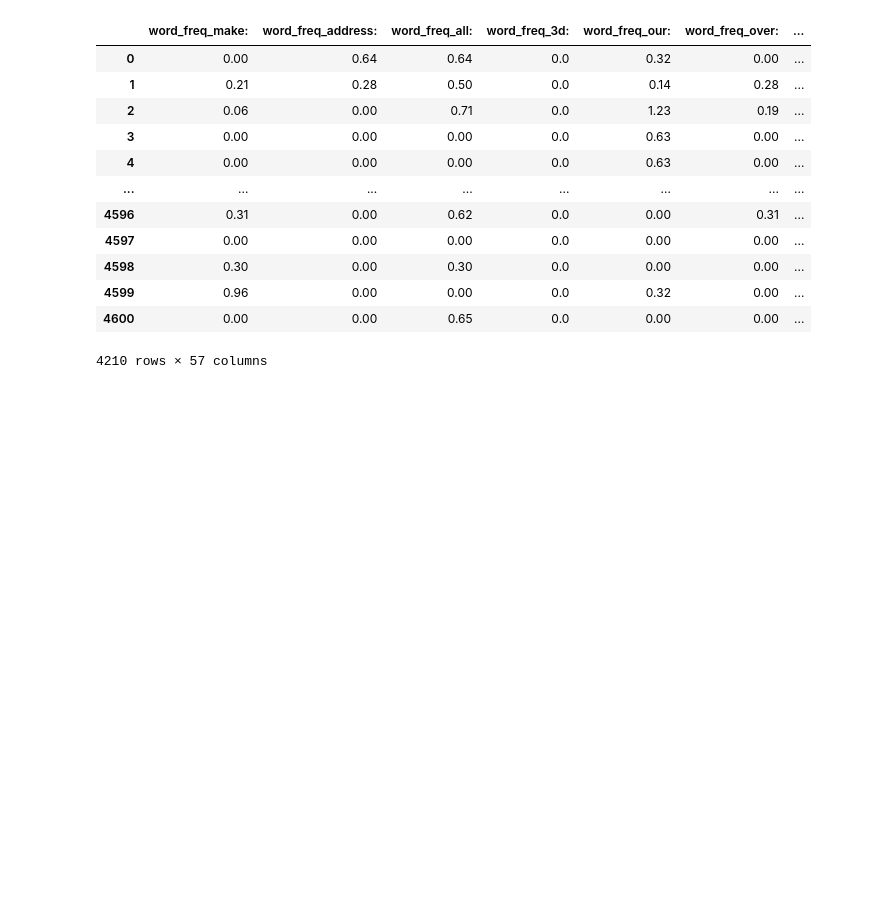
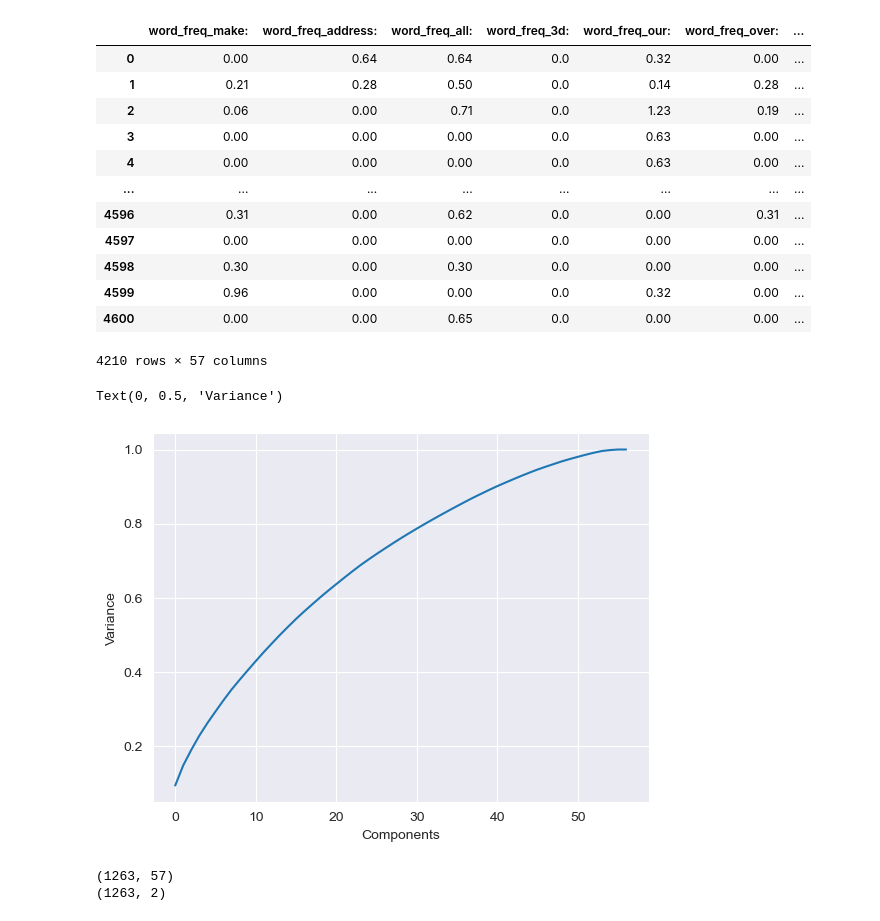
Before and after one commit to HaneekAhamed/ML-CW, a Jupyter notebook: code.ipynb, the cells around one changed output. Cells and saved outputs as stored; diff of their text form; code cells hidden in the pictures; blank space fills up the shorter version.

```diff
--- a/code.ipynb
+++ b/code.ipynb
@@ -162,9 +145,18 @@ x_trains ,x_tests, y_trains ,y_tests = train_test_split(x,y,random_state=30, tra
 from sklearn.preprocessing import StandardScaler
 standard_scaler =StandardScaler()
 standard_scaler.fit(x)
-scaled_data = standard_scaler.transform(x_trains)
+scaled_datas = standard_scaler.transform(x_trains)
 x_tests_scaled = standard_scaler.transform(x_tests)
 # %%
 from sklearn.decomposition import PCA
 PCA = PCA()
-X_PCA= PCA.fit_transform(scaled_data)
+X_PCA= PCA.fit_transform(scaled_datas)
+# %%
+
+import matplotlib.pyplot as plot
+plot.plot(num.cumsum(PCA.explained_variance_ratio_))
+plot.xlabel("Components")
+plot.ylabel("Variance")
+# %% [output]
+Text(0, 0.5, 'Variance')
+[figure, added]
@@ -170,0 +168,9 @@ X_PCA= PCA.fit_transform(scaled_data)
+# %%
+X_PCA =PCA.transform(scaled_datas)
+x_tests_PCA = PCA.transform(x_tests_scaled)
+
+print(scaled_datas.shape)
+print(X_PCA.shape)
+# %% [output]
+(1263, 57)
+(1263, 2)
```
Also changed, not shown: parts of 15 cells of this notebook, 1 other file.
